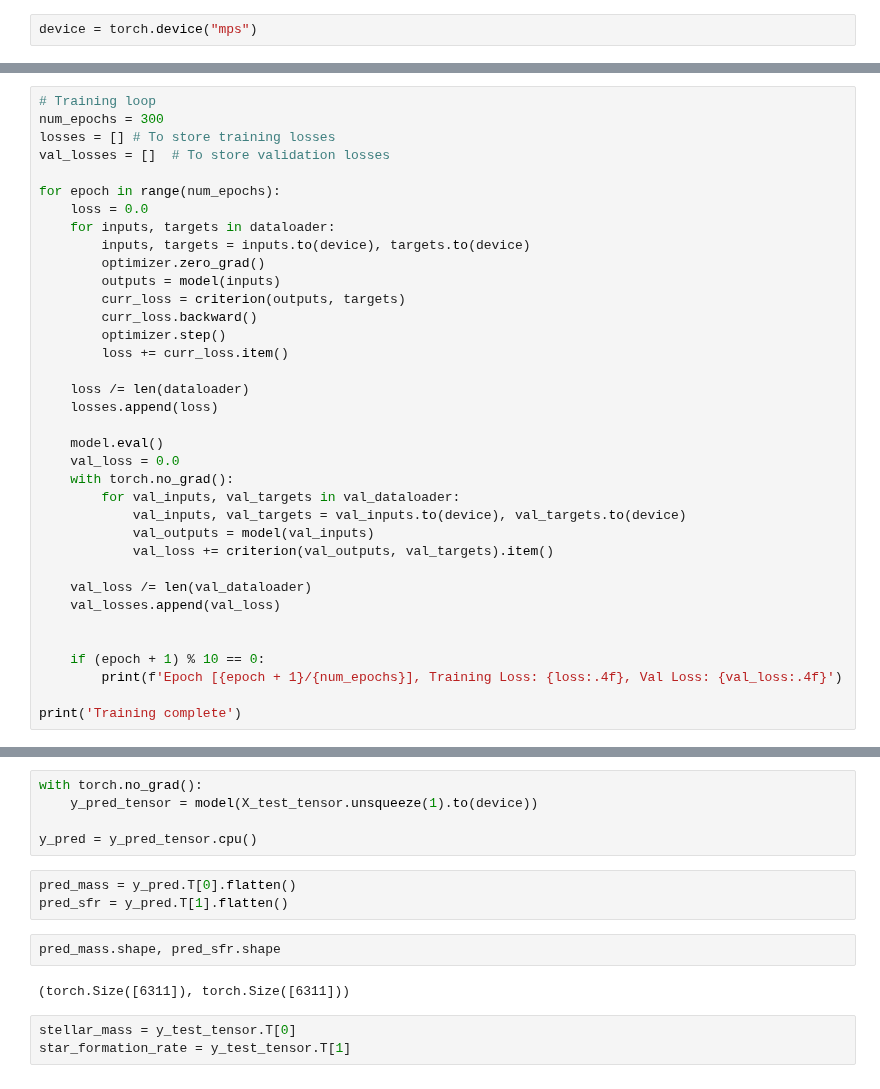
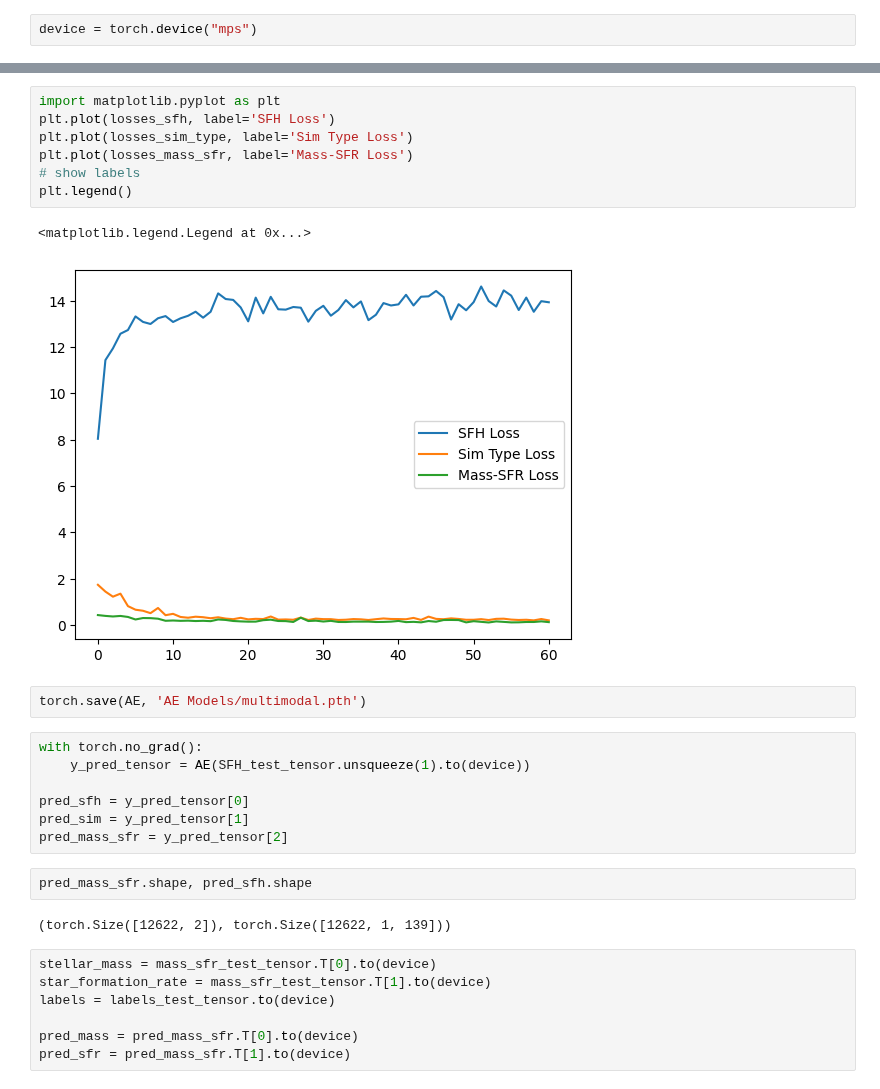
Before and after one commit to harrypenguin/Astrostatistics-Models, a Jupyter notebook: SimIdentifierSFH.ipynb, the cells around one changed output, grey strips where cells are left out. Saved outputs shown, nothing was run; the diff lists cells and outputs as text.

```diff
--- a/SimIdentifierSFH.ipynb
+++ b/SimIdentifierSFH.ipynb
@@ -64,36 +41,0 @@ val_dataloader = DataLoader(val_dataset, batch_size=200, shuffle=False)
-# %%
-# Training loop
-num_epochs = 300
-losses = [] # To store training losses
-val_losses = []  # To store validation losses
-
-for epoch in range(num_epochs):
-    loss = 0.0
-    for inputs, targets in dataloader:
-        inputs, targets = inputs.to(device), targets.to(device)
-        optimizer.zero_grad()
-        outputs = model(inputs)
-        curr_loss = criterion(outputs, targets)
-        curr_loss.backward()
-        optimizer.step()
-        loss += curr_loss.item()
-
-    loss /= len(dataloader)
-    losses.append(loss)
-
-    model.eval()
-    val_loss = 0.0
-    with torch.no_grad():
-        for val_inputs, val_targets in val_dataloader:
-            val_inputs, val_targets = val_inputs.to(device), val_targets.to(device)
-            val_outputs = model(val_inputs)
-            val_loss += criterion(val_outputs, val_targets).item()
-
-    val_loss /= len(val_dataloader)
-    val_losses.append(val_loss)
-
-
-    if (epoch + 1) % 10 == 0:
-        print(f'Epoch [{epoch + 1}/{num_epochs}], Training Loss: {loss:.4f}, Val Loss: {val_loss:.4f}')
-
-print('Training complete')
@@ -125,17 +229,32 @@ plt.ylim(0, 1)
+# %%
+import matplotlib.pyplot as plt
+plt.plot(losses_sfh, label='SFH Loss')
+plt.plot(losses_sim_type, label='Sim Type Loss')
+plt.plot(losses_mass_sfr, label='Mass-SFR Loss')
+# show labels
+plt.legend()
+# %% [output]
+<matplotlib.legend.Legend at 0x...>
+[figure, added]
+# %%
+torch.save(AE, 'AE Models/multimodal.pth')
 # %%
 with torch.no_grad():
-    y_pred_tensor = model(X_test_tensor.unsqueeze(1).to(device))
+    y_pred_tensor = AE(SFH_test_tensor.unsqueeze(1).to(device))
 
-y_pred = y_pred_tensor.cpu()
+pred_sfh = y_pred_tensor[0]
+pred_sim = y_pred_tensor[1]
+pred_mass_sfr = y_pred_tensor[2]
-# %%
-pred_mass = y_pred.T[0].flatten()
-pred_sfr = y_pred.T[1].flatten()
 # %%
-pred_mass.shape, pred_sfr.shape
+pred_mass_sfr.shape, pred_sfh.shape
 # %% [output]
-(torch.Size([6311]), torch.Size([6311]))
+(torch.Size([12622, 2]), torch.Size([12622, 1, 139]))
-# %%
-stellar_mass = y_test_tensor.T[0]
-star_formation_rate = y_test_tensor.T[1]
+# %%
+stellar_mass = mass_sfr_test_tensor.T[0].to(device)
+star_formation_rate = mass_sfr_test_tensor.T[1].to(device)
+labels = labels_test_tensor.to(device)
+
+pred_mass = pred_mass_sfr.T[0].to(device)
+pred_sfr = pred_mass_sfr.T[1].to(device)
 # %%
 from DataEval import pred_actual_data_eval, pred_actual_data_vis
```
Also changed, not shown: parts of 19 cells of this notebook, 3 other files.
